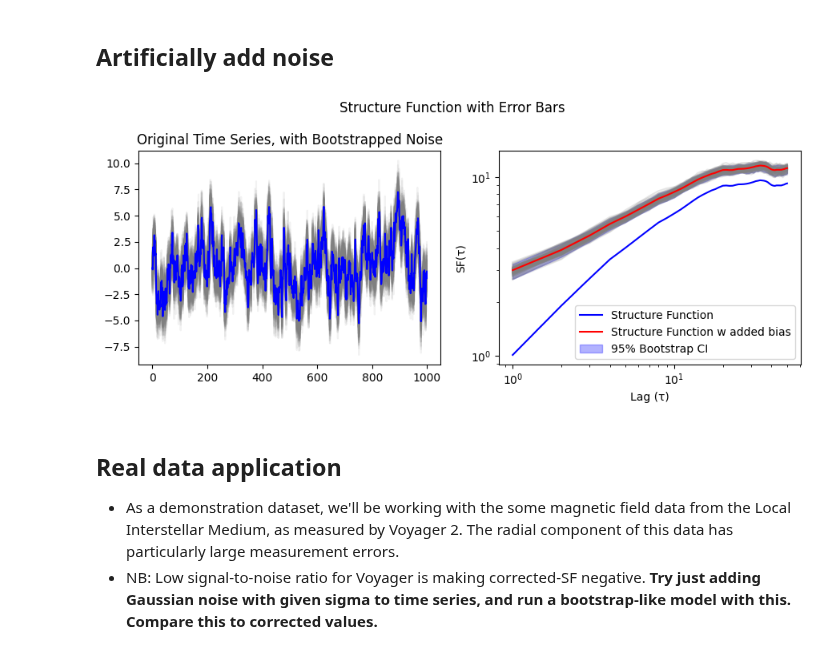
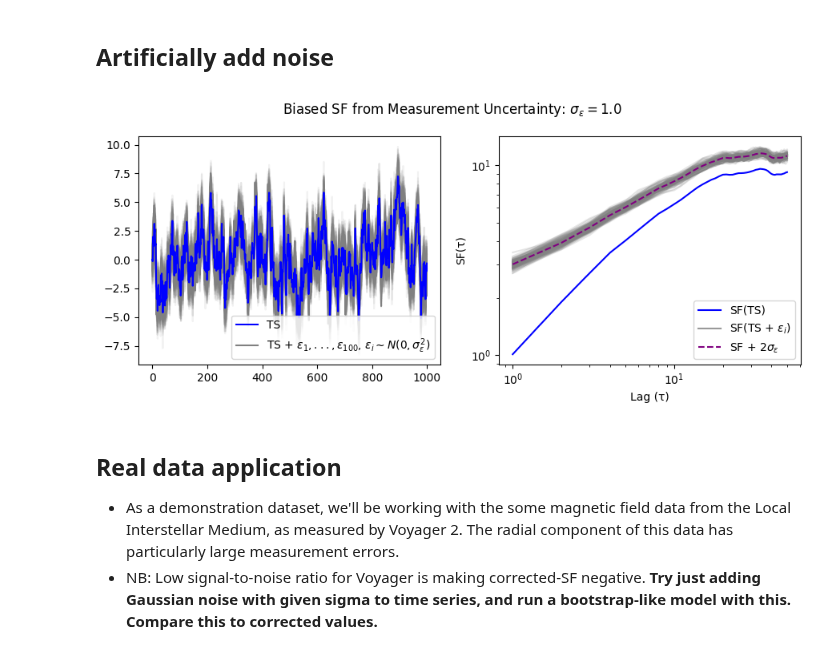
Before and after one commit to daniel-wrench/sf_gap_analysis, a Jupyter notebook: notebooks/sf_uncertainty_demo.ipynb, the cells around one changed output. Saved outputs shown, nothing was run; the diff lists cells and outputs as text; code cells hidden in the pictures.

```diff
--- a/notebooks/sf_uncertainty_demo.ipynb
+++ b/notebooks/sf_uncertainty_demo.ipynb
@@ -69,18 +78,3 @@ sf_orig = sf_funcs.compute_sf(
     pd.DataFrame(ts), np.arange(1, max_lag+1), [2], False, False, None
 )
 sf_boot, x_boot = block_bootstrap_sf(ts, max_lag, block_size, n_bootstraps)
-# %%
-fig, ax = plt.subplots(1,3, figsize=(15, 1.5), sharey=True)
-ax[0].plot(ts_sim, label="Simulated Time Series", color="blue")
-# Highlight the blocks
-for i in range(len(x_boot[0]) // block_size):
-    start = i * block_size
-    end = start + block_size
-    ax[0].axvspan(start, end, color="blue", alpha=0.1)
-    ax[1].axvspan(start, end, color="blue", alpha=0.1)
-    ax[2].axvspan(start, end, color="blue", alpha=0.1)
-ax[1].plot(x_boot[0],c="grey")
-ax[2].plot(x_boot[-1], c="grey")
-ax[0].set_title("Original Time Series")
-ax[1].set_title("One Bootstrapped Time Series")
-ax[2].set_title("Another Bootstrapped Time Series")
@@ -163,41 +236,43 @@ sf_boot, x_boot = noise_bootstrap_sf(ts, max_lag, sigma, n_bootstraps)
 # %%
 fig, ax = plt.subplots(1,2, figsize=(9, 4))
 for i, x in enumerate(x_boot):
     ax[0].plot(x, c="grey", alpha=0.1)
-ax[0].plot(ts_sim, label="Simulated Time Series", color="blue")
-ax[0].set_title("Original Time Series, with Bootstrapped Noise")
+ax[0].plot(
+    x_boot[0],
+    label=f"TS + $\epsilon_1,...,\epsilon_{{100}}$, $\epsilon_i \sim N(0,\sigma^2_{{\epsilon}})$",
+    color="grey",
+)
+ax[0].plot(ts_sim, label="TS", color="blue")
+# Reorder the legend
+handles, labels = ax[0].get_legend_handles_labels()
+handles = [handles[1], handles[0]]
+labels = [labels[1], labels[0]]
+ax[0].legend(handles, labels, loc="lower right")
+plt.suptitle(f"Biased SF from Measurement Uncertainty: $\sigma_{{\epsilon}}=${sigma}")
 
 ci_lower = np.percentile(sf_boot, 2.5, axis=0)
 ci_upper = np.percentile(sf_boot, 97.5, axis=0)
 
 # Plot
 lags = np.arange(1, max_lag + 1)
 
-# Calculate standard error assuming chi-squared approximation (pointwise error bars)
-n_pairs = np.array([len(ts) - tau for tau in range(1, max_lag + 1)])
-sf_se = sf_orig.sf_2 * np.sqrt(2 / (n_pairs - 1))
-ci_se_lower = sf_orig.sf_2 - 1.96 * sf_se
-ci_se_upper = sf_orig.sf_2 + 1.96 * sf_se
-
 # Plot with both bootstrap and pointwise SE intervals using fig, ax[1] syntax[1]
 for sf in sf_boot:
     ax[1].plot(lags, sf, color="grey", alpha=0.2)
-ax[1].plot(lags, sf_orig.sf_2, label="Structure Function", color="blue")
+ax[1].plot(lags, sf_orig.sf_2, label="SF(TS)", color="blue")
+ax[1].plot(lags, sf_boot[0], color="grey", alpha=0.8, label="SF(TS + $\epsilon_i$)")
 ax[1].plot(
-    lags, sf_orig.sf_2 + 2 * sigma, label="Structure Function w added bias", color="red"
-)
-ax[1].fill_between(
-    lags, ci_lower, ci_upper, color="blue", alpha=0.3, label="95% Bootstrap CI"
+    lags, sf_orig.sf_2 + 2 * sigma, label="SF + 2$\sigma_{\epsilon}$", color="purple", linestyle="--"
 )
 ax[1].set_xlabel("Lag (τ)")
 ax[1].set_ylabel("SF(τ)")
 ax[1].set_xscale("log")
 ax[1].set_yscale("log")
-ax[1].legend()
+ax[1].legend(loc="lower right")
 fig.tight_layout()
 plt.show()
 # %% [output]
-[figure, old version]
+[figure, new version]
 # %% [markdown]
 ## Real data application
 
```
Also changed, not shown: parts of 8 cells of this notebook.
